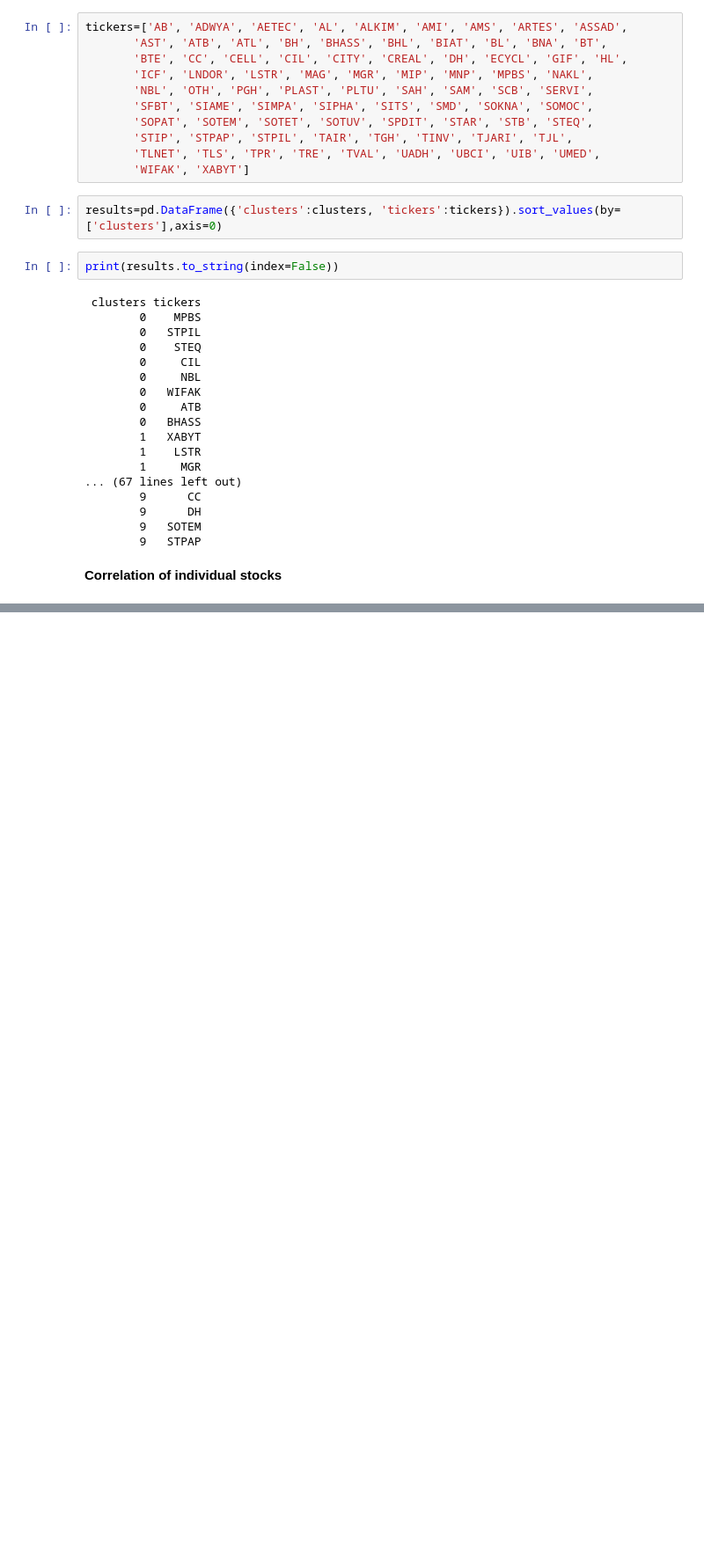
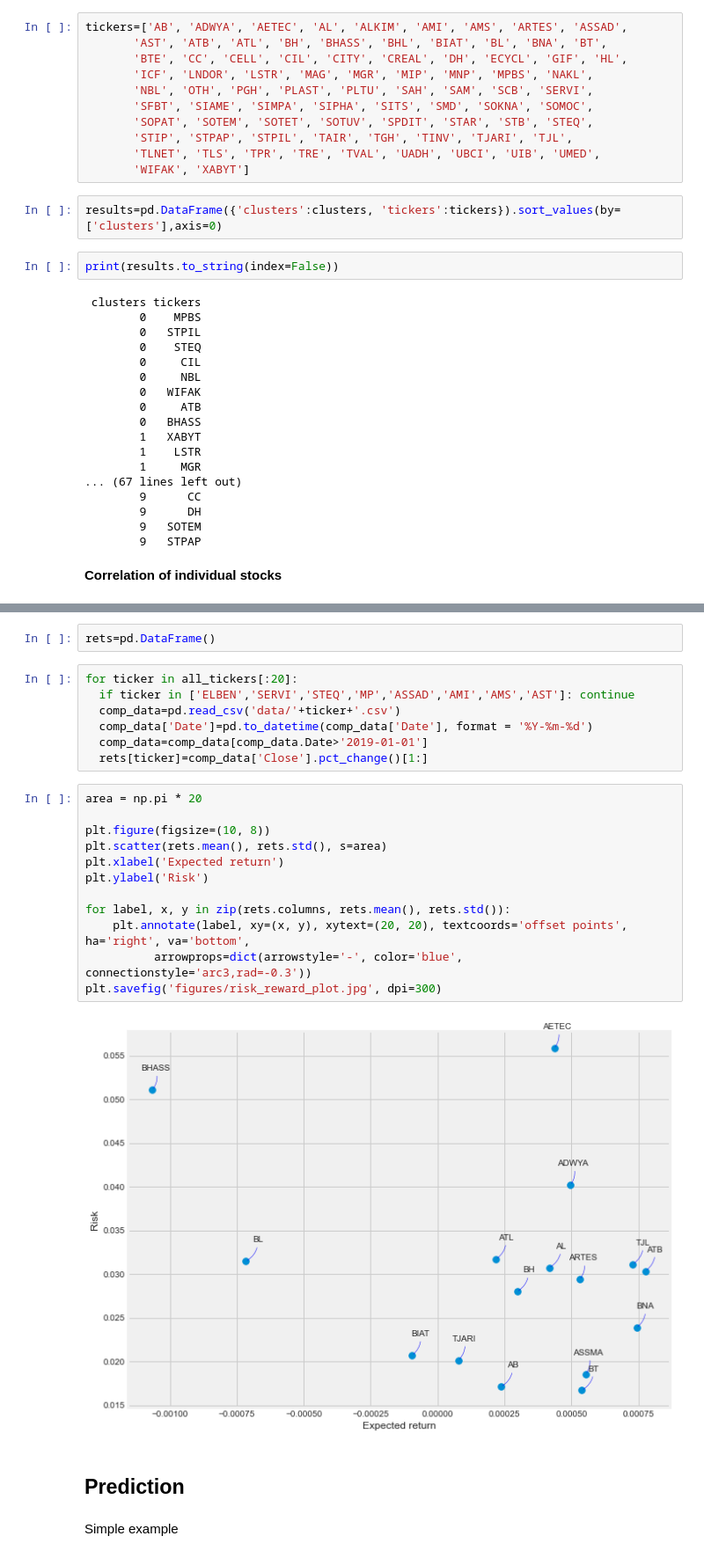
Before and after one commit to azizamari/tunisian_stock_market, a Jupyter notebook: data_analysis.ipynb, the cells around one changed output, grey strips where cells are left out. Shown at 88% size. Drawn from its saved outputs; the diff is of its cells as text; blank space fills up the shorter version.

```diff
--- a/data_analysis.ipynb
+++ b/data_analysis.ipynb
@@ -407,0 +445,27 @@ print(results.to_string(index=False))
+# %%
+rets=pd.DataFrame()
+# %%
+for ticker in all_tickers[:20]:
+  if ticker in ['ELBEN','SERVI','STEQ','MP','ASSAD','AMI','AMS','AST']: continue
+  comp_data=pd.read_csv('data/'+ticker+'.csv')
+  comp_data['Date']=pd.to_datetime(comp_data['Date'], format = '%Y-%m-%d')
+  comp_data=comp_data[comp_data.Date>'2019-01-01']
+  rets[ticker]=comp_data['Close'].pct_change()[1:]
+# %%
+area = np.pi * 20
+
+plt.figure(figsize=(10, 8))
+plt.scatter(rets.mean(), rets.std(), s=area)
+plt.xlabel('Expected return')
+plt.ylabel('Risk')
+
+for label, x, y in zip(rets.columns, rets.mean(), rets.std()):
+    plt.annotate(label, xy=(x, y), xytext=(20, 20), textcoords='offset points', ha='right', va='bottom',
+          arrowprops=dict(arrowstyle='-', color='blue', connectionstyle='arc3,rad=-0.3'))
+plt.savefig('figures/risk_reward_plot.jpg', dpi=300)
+# %% [output]
+[figure, added]
+# %% [markdown]
+## Prediction
+# %% [markdown]
+Simple example
```
Also changed, not shown: parts of 20 cells of this notebook, 4 other files.
